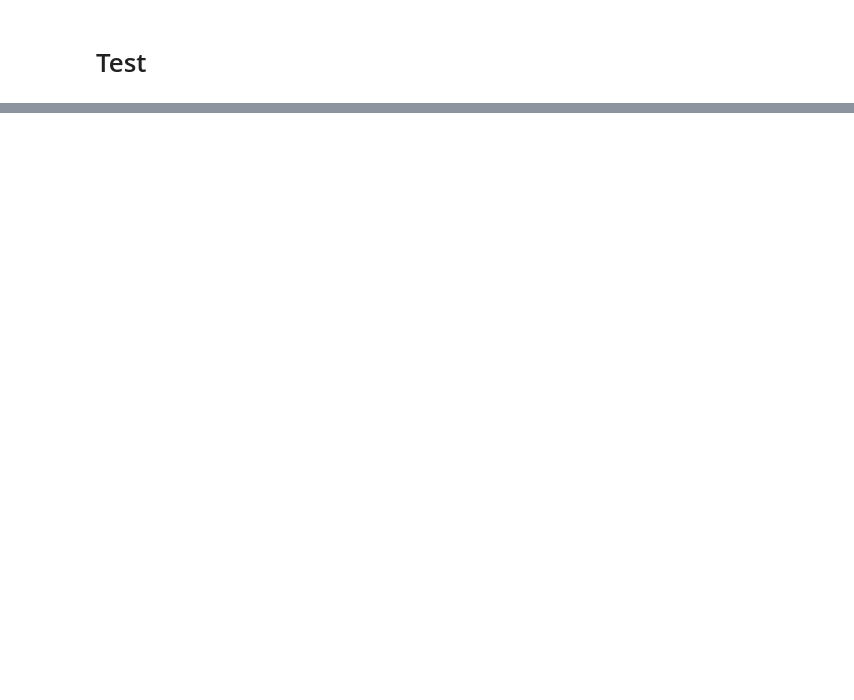
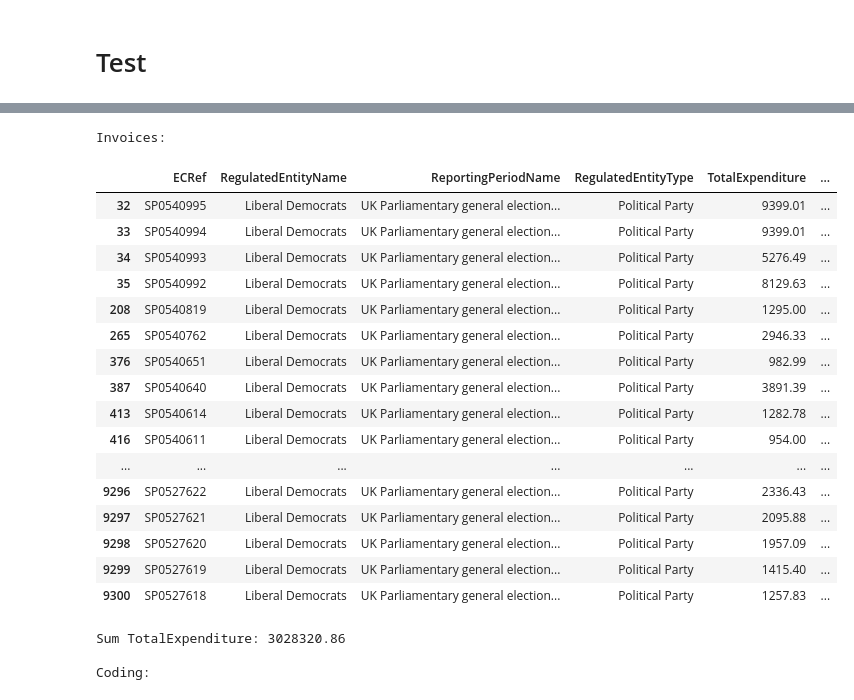
Before and after one commit to LukasKG/DISCUS_PoliticalSpending, a Jupyter notebook: connect_data.ipynb, the cells around one changed output, grey strips where cells are left out. Saved outputs shown, nothing was run; the diff lists cells and outputs as text; code cells hidden in the pictures; blank space fills up the shorter version.

```diff
--- a/connect_data.ipynb
+++ b/connect_data.ipynb
@@ -5,0 +10,14 @@ data_invoice = pd.read_csv('data/processed/invoices.csv')
+# %%
+from IPython.display import display, HTML
+pd.set_option('display.max_rows', None)
+pd.set_option('display.max_columns', None)
+pd.set_option('display.width', None)
+pd.set_option('display.max_colwidth', None)
+
+def print_positions(party,supplier):
+    print("Invoices:")
+    invoices = data_invoice.loc[ (data_invoice['RegulatedEntityName'] == party) & (data_invoice['SupplierName'] == supplier) ]
+    display(invoices)
+    print("Sum TotalExpenditure:",invoices['TotalExpenditure'].sum())
+    print("\nCoding:")
+    display(data_coding.loc[ (data_coding['Party'] == party) & (data_coding['Supplier'] == supplier) ])
@@ -106,0 +178,24 @@ Overall:                                               accounted = £33074672.83
+# %%
+print_positions(party='Liberal Democrats',supplier='Postal Choices')
+# %% [output]
+Invoices:
+|  | ECRef | RegulatedEntityName | ReportingPeriodName | RegulatedEntityType | TotalExpenditure | ... |
+| 32 | SP0540995 | Liberal Democrats | UK Parliamentary general election... | Political Party | 9399.01 | ... |
+| 33 | SP0540994 | Liberal Democrats | UK Parliamentary general election... | Political Party | 9399.01 | ... |
+| 34 | SP0540993 | Liberal Democrats | UK Parliamentary general election... | Political Party | 5276.49 | ... |
+| 35 | SP0540992 | Liberal Democrats | UK Parliamentary general election... | Political Party | 8129.63 | ... |
+| 208 | SP0540819 | Liberal Democrats | UK Parliamentary general election... | Political Party | 1295.00 | ... |
+| 265 | SP0540762 | Liberal Democrats | UK Parliamentary general election... | Political Party | 2946.33 | ... |
+| 376 | SP0540651 | Liberal Democrats | UK Parliamentary general election... | Political Party | 982.99 | ... |
+| 387 | SP0540640 | Liberal Democrats | UK Parliamentary general election... | Political Party | 3891.39 | ... |
+| 413 | SP0540614 | Liberal Democrats | UK Parliamentary general election... | Political Party | 1282.78 | ... |
+| 416 | SP0540611 | Liberal Democrats | UK Parliamentary general election... | Political Party | 954.00 | ... |
+| ... | ... | ... | ... | ... | ... | ... |
+| 9296 | SP0527622 | Liberal Democrats | UK Parliamentary general election... | Political Party | 2336.43 | ... |
+| 9297 | SP0527621 | Liberal Democrats | UK Parliamentary general election... | Political Party | 2095.88 | ... |
+| 9298 | SP0527620 | Liberal Democrats | UK Parliamentary general election... | Political Party | 1957.09 | ... |
+| 9299 | SP0527619 | Liberal Democrats | UK Parliamentary general election... | Political Party | 1415.40 | ... |
+| 9300 | SP0527618 | Liberal Democrats | UK Parliamentary general election... | Political Party | 1257.83 | ... |
+Sum TotalExpenditure: 3028320.86
+
+Coding:
```
Also changed, not shown: parts of 11 cells of this notebook, 3 other files.
